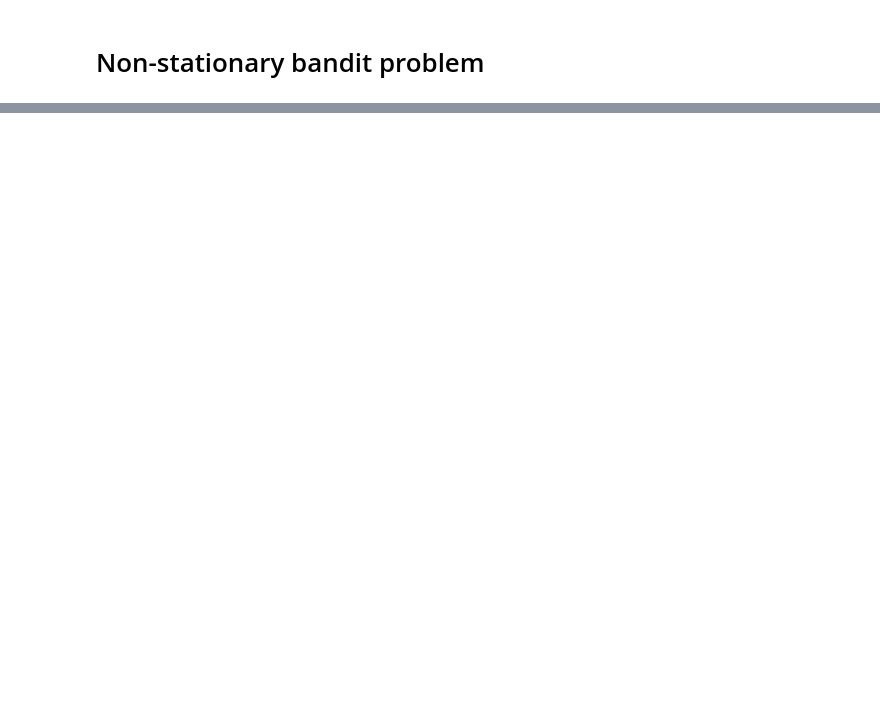
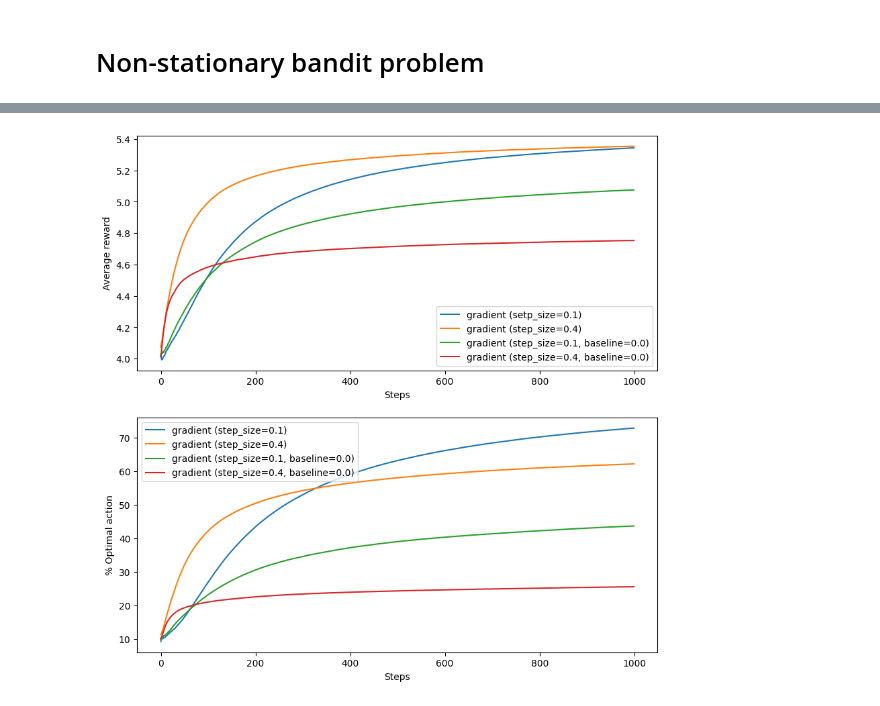
Before and after one commit to aserranoh/reinforcement-learning, a Jupyter notebook: 02-multi-arm-bandits/multi-arm-bandits.ipynb, the cells around one changed output, grey strips where cells are left out. Saved outputs shown, nothing was run; the diff lists cells and outputs as text; code cells hidden in the pictures; blank space fills up the shorter version.

```diff
--- a/02-multi-arm-bandits/multi-arm-bandits.ipynb
+++ b/02-multi-arm-bandits/multi-arm-bandits.ipynb
@@ -82,0 +167,17 @@ plt.show()
+# %%
+k = 10
+problem_factory = lambda: generate_kbandit(k, avg_reward=4.0)
+
+strategy_factory = lambda: GradientStrategy(k=k, step_size=0.1)
+print("gradient (step_size=0.1)")
+reward, best_action = run_problem(steps=1000, n=2000, strategy_factory=strategy_factory, problem_factory=problem_factory)
+print("gradient (step_size=0.4)")
+strategy_factory = lambda: GradientStrategy(k=k, step_size=0.4)
+reward_2, best_action_2 = run_problem(steps=1000, n=2000, strategy_factory=strategy_factory, problem_factory=problem_factory)
+
+strategy_factory = lambda: GradientStrategy(k=k, step_size=0.1, baseline=0.0)
+print("gradient (step_size=0.1, baseline=0.0)")
+reward_3, best_action_3 = run_problem(steps=1000, n=2000, strategy_factory=strategy_factory, problem_factory=problem_factory)
+print("gradient (step_size=0.4, baseline=0.0)")
+strategy_factory = lambda: GradientStrategy(k=k, step_size=0.4, baseline=0.0)
+reward_4, best_action_4 = run_problem(steps=1000, n=2000, strategy_factory=strategy_factory, problem_factory=problem_factory)
@@ -82,0 +193,27 @@ plt.show()
+# %%
+plt.figure(figsize=(10, 10))
+plt.subplot(211)
+plt.xlabel("Steps")
+plt.ylabel("Average reward")
+plt.plot(reward, label="gradient (setp_size=0.1)")
+plt.plot(reward_2, label="gradient (step_size=0.4)")
+plt.plot(reward_3, label="gradient (step_size=0.1, baseline=0.0)")
+plt.plot(reward_4, label="gradient (step_size=0.4, baseline=0.0)")
+plt.legend()
+
+plt.subplot(212)
+plt.xlabel("Steps")
+plt.ylabel("% Optimal action")
+best_action *= 100.0
+plt.plot(best_action, label="gradient (step_size=0.1)")
+best_action_2 *= 100.0
+plt.plot(best_action_2, label="gradient (step_size=0.4)")
+best_action_3 *= 100.0
+plt.plot(best_action_3, label="gradient (step_size=0.1, baseline=0.0)")
+best_action_4 *= 100.0
+plt.plot(best_action_4, label="gradient (step_size=0.4, baseline=0.0)")
+
+plt.legend()
+plt.show()
+# %% [output]
+[figure, added]
```
Also changed, not shown: parts of 15 cells of this notebook, 2 other files.
